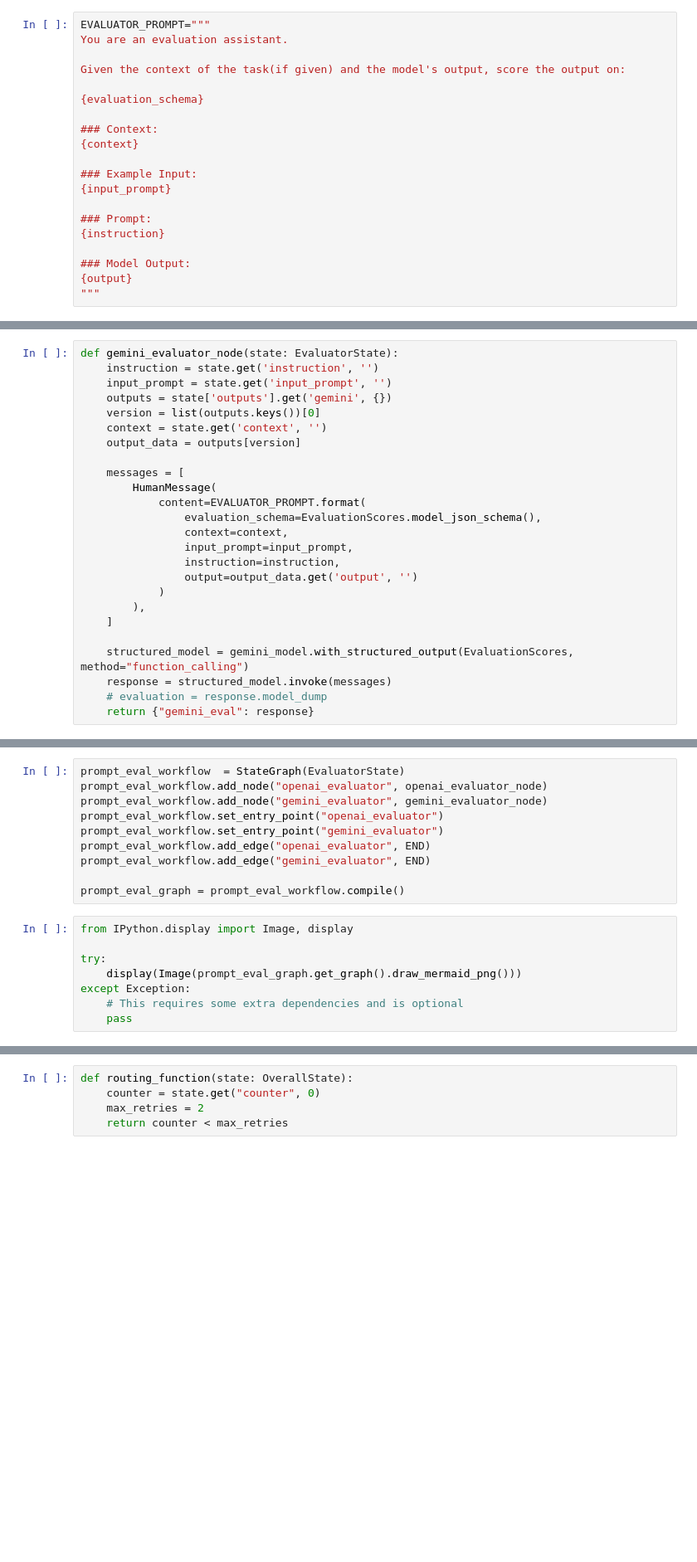
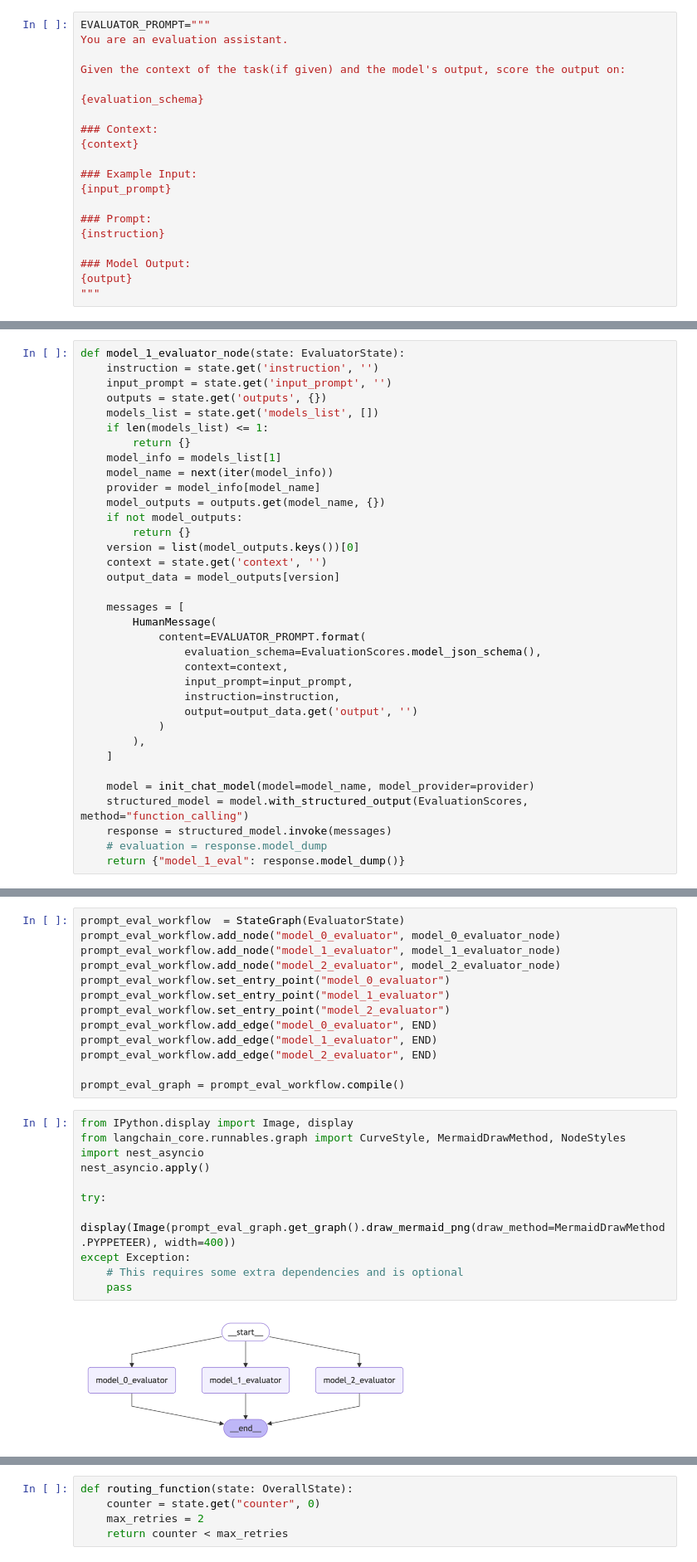
Before and after one commit to Atharv-Verma290/InstructTune, a Jupyter notebook: main.ipynb, the cells around one changed output, grey strips where cells are left out. Shown: that part at 83% size. Cells and saved outputs as stored; diff of their text form; blank space fills up the shorter version.

Commit message:
added generic nodes for parallel execution

```diff
--- a/main.ipynb
+++ b/main.ipynb
@@ -185,11 +257,20 @@ def openai_evaluator_node(state: EvaluatorState):
 # %%
-def gemini_evaluator_node(state: EvaluatorState):
+def model_1_evaluator_node(state: EvaluatorState):
     instruction = state.get('instruction', '')
     input_prompt = state.get('input_prompt', '')
-    outputs = state['outputs'].get('gemini', {})
-    version = list(outputs.keys())[0]
+    outputs = state.get('outputs', {})
+    models_list = state.get('models_list', [])
+    if len(models_list) <= 1:
+        return {}
+    model_info = models_list[1]
+    model_name = next(iter(model_info))
+    provider = model_info[model_name]
+    model_outputs = outputs.get(model_name, {})
+    if not model_outputs:
+        return {}
+    version = list(model_outputs.keys())[0]
     context = state.get('context', '')
-    output_data = outputs[version]
+    output_data = model_outputs[version]
 
     messages = [
         HumanMessage(
@@ -203,7 +284,8 @@ def gemini_evaluator_node(state: EvaluatorState):
         ),
     ]
 
-    structured_model = gemini_model.with_structured_output(EvaluationScores, method="function_calling")
+    model = init_chat_model(model=model_name, model_provider=provider)
+    structured_model = model.with_structured_output(EvaluationScores, method="function_calling")
     response = structured_model.invoke(messages)
     # evaluation = response.model_dump
-    return {"gemini_eval": response}
+    return {"model_1_eval": response.model_dump()}
@@ -210,21 +327,29 @@ def gemini_evaluator_node(state: EvaluatorState):
 # %%
 prompt_eval_workflow  = StateGraph(EvaluatorState)
-prompt_eval_workflow.add_node("openai_evaluator", openai_evaluator_node)
-prompt_eval_workflow.add_node("gemini_evaluator", gemini_evaluator_node)
-prompt_eval_workflow.set_entry_point("openai_evaluator")
-prompt_eval_workflow.set_entry_point("gemini_evaluator")
-prompt_eval_workflow.add_edge("openai_evaluator", END)
-prompt_eval_workflow.add_edge("gemini_evaluator", END)
+prompt_eval_workflow.add_node("model_0_evaluator", model_0_evaluator_node)
+prompt_eval_workflow.add_node("model_1_evaluator", model_1_evaluator_node)
+prompt_eval_workflow.add_node("model_2_evaluator", model_2_evaluator_node)
+prompt_eval_workflow.set_entry_point("model_0_evaluator")
+prompt_eval_workflow.set_entry_point("model_1_evaluator")
+prompt_eval_workflow.set_entry_point("model_2_evaluator")
+prompt_eval_workflow.add_edge("model_0_evaluator", END)
+prompt_eval_workflow.add_edge("model_1_evaluator", END)
+prompt_eval_workflow.add_edge("model_2_evaluator", END)
 
 prompt_eval_graph = prompt_eval_workflow.compile()
 # %%
 from IPython.display import Image, display
+from langchain_core.runnables.graph import CurveStyle, MermaidDrawMethod, NodeStyles
+import nest_asyncio
+nest_asyncio.apply()
 
 try:
-    display(Image(prompt_eval_graph.get_graph().draw_mermaid_png()))
+    display(Image(prompt_eval_graph.get_graph().draw_mermaid_png(draw_method=MermaidDrawMethod.PYPPETEER), width=400))
 except Exception:
     # This requires some extra dependencies and is optional
     pass
+# %% [output]
+[figure, added]
 # %%
 def prompt_evaluator_node(state: OverallState):
     instruction = state.get('prompt_to_test', '')
```
Also changed, not shown: parts of 15 cells of this notebook, 2 other files.
